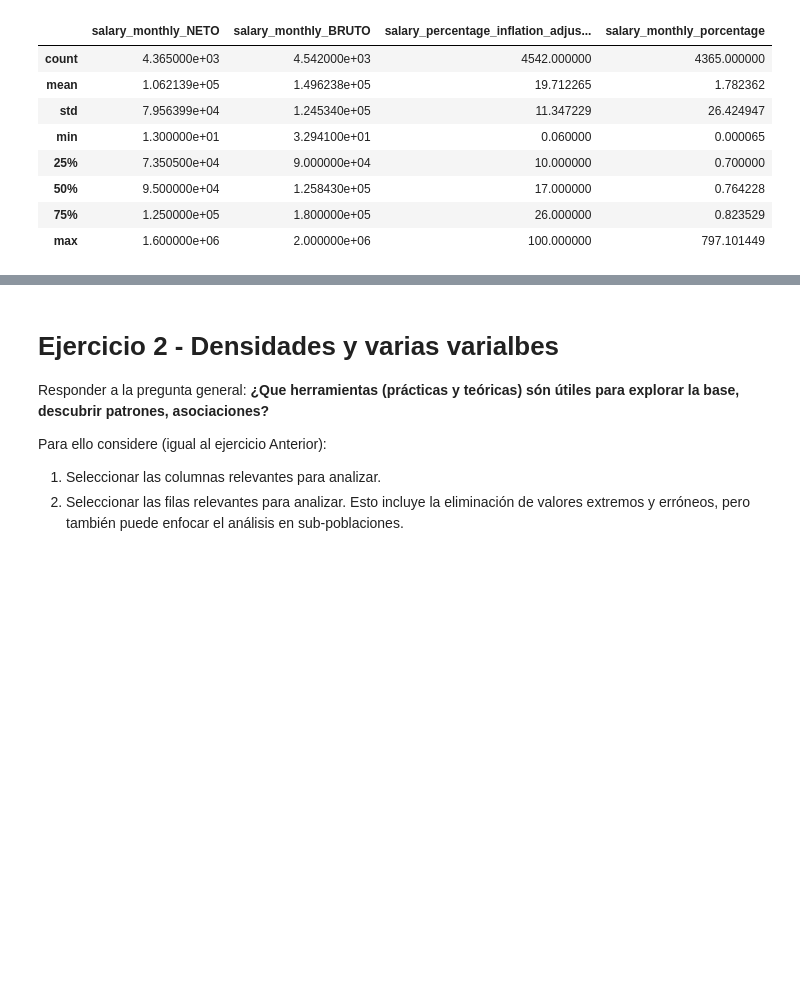
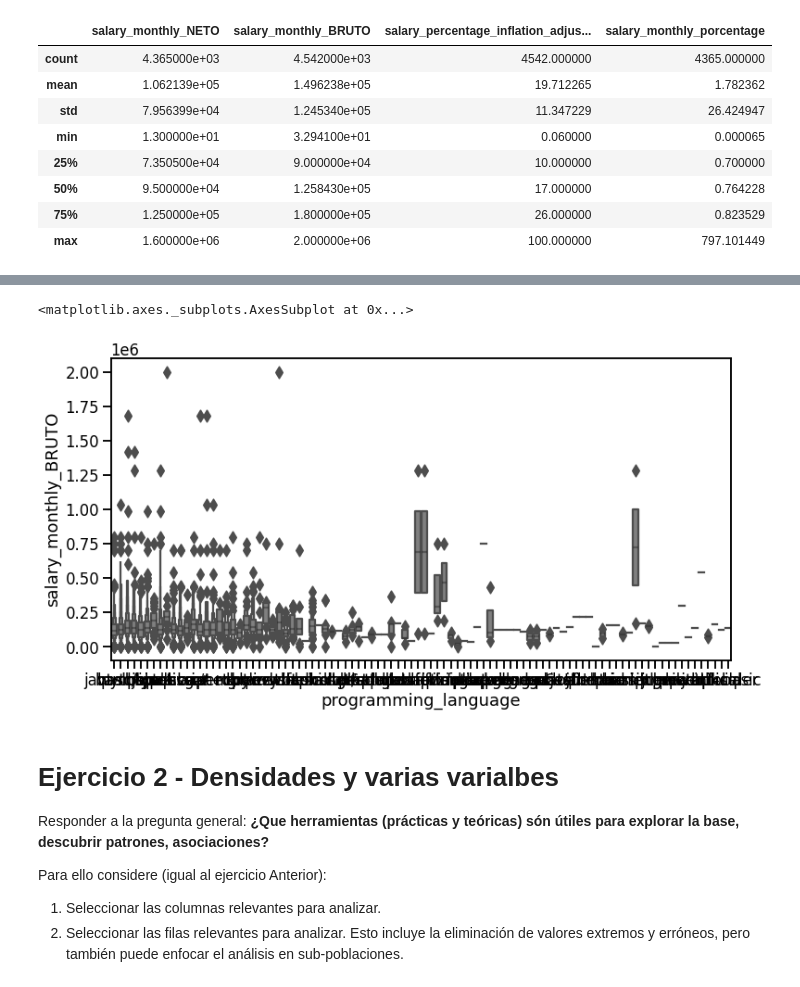
Before and after one commit to fnbellomo/DiploDatos2021, a Jupyter notebook: Entregable_Parte_1_Tamara.ipynb, the cells around one changed output, grey strips where cells are left out. Drawn from its saved outputs; the diff is of its cells as text; code cells hidden in the pictures; blank space fills up the shorter version.

```diff
--- a/Entregable_Parte_1_Tamara.ipynb
+++ b/Entregable_Parte_1_Tamara.ipynb
@@ -245,3 +286,10 @@ df_lang.describe()
+# %%
+plt.figure(figsize=(12, 6))
+seaborn.boxenplot(data=df_lang, x='programming_language', y='salary_monthly_BRUTO',
+                color='grey')
+# %% [output]
+<matplotlib.axes._subplots.AxesSubplot at 0x...>
+[figure, added]
 # %% [markdown]
 # Ejercicio 2 - Densidades y varias varialbes
 
```
Also changed, not shown: parts of 8 cells of this notebook.
